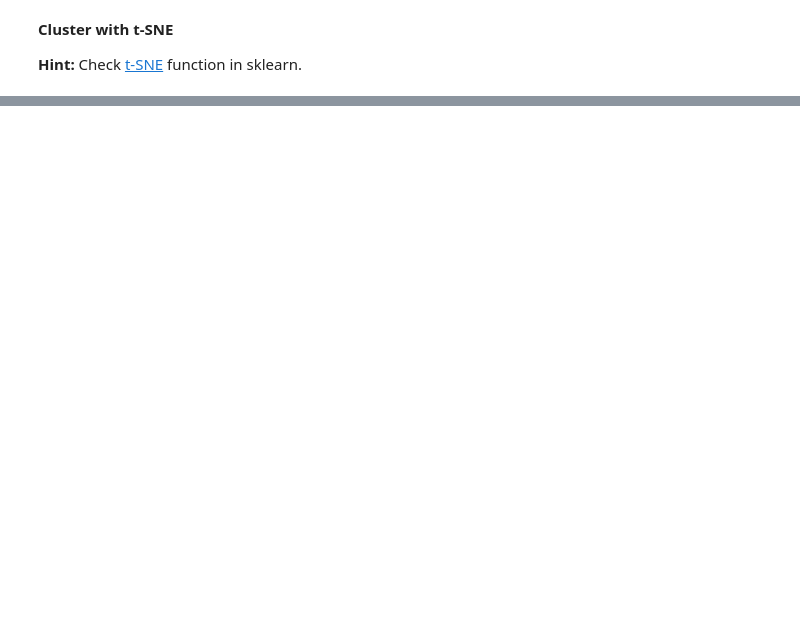
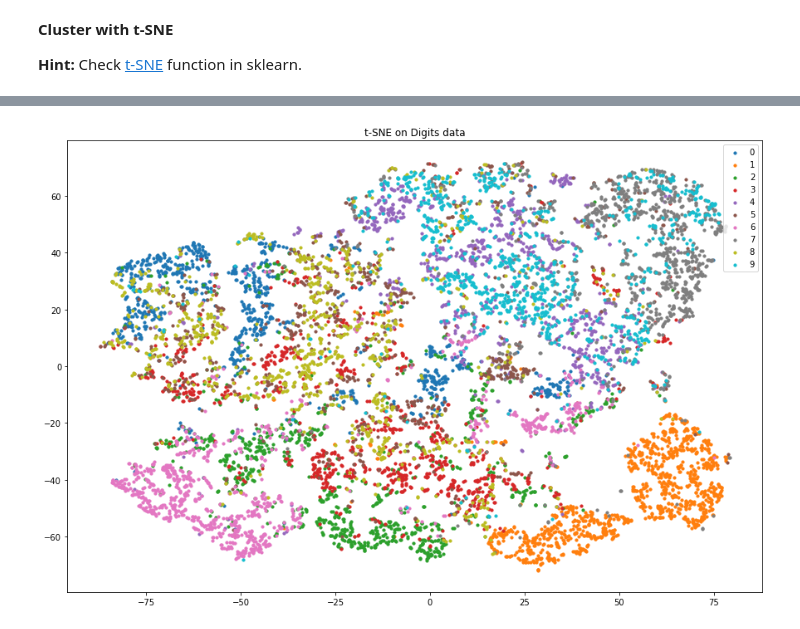
Before and after one commit to davemlz/Master_of_DataScience, a Jupyter notebook: Machine_Learning_I/7_Autoencoders/Files/exercises/Autoencoders-Exercise_1.ipynb, the cells around one changed output, grey strips where cells are left out. Drawn from its saved outputs; the diff is of its cells as text; code cells hidden in the pictures; blank space fills up the shorter version.

```diff
--- a/Machine_Learning_I/7_Autoencoders/Files/exercises/Autoencoders-Exercise_1.ipynb
+++ b/Machine_Learning_I/7_Autoencoders/Files/exercises/Autoencoders-Exercise_1.ipynb
@@ -77,10 +140,6 @@ import matplotlib.pyplot as plt
 import numpy as np
 import csv
 import matplotlib.pylab as plt
-from sklearn import manifold
+from sklearn.manifold import TSNE
 
-########################################
-#                                      #
-#       FILL THIS WITH CODE!           #
-#                                      #
-########################################
+X_embedded = TSNE(n_components=2).fit_transform(encoded_imgs)
@@ -92,0 +156,16 @@ from sklearn import manifold
+# %%
+# Dibuja el mapa calculado
+
+fig, ax = plt.subplots(figsize=[15,10])
+
+for c in range(10):
+    i = np.where(y_test == c)
+
+    # Dibuja todos los puntos de la clase i
+    ax.scatter(X_embedded[i,0], X_embedded[i,1], label = c, s = 10)
+
+ax.legend(loc='upper right')
+plt.title("t-SNE on Digits data")
+plt.show()
+# %% [output]
+[figure, added]
```
Also changed, not shown: parts of 9 cells of this notebook.
